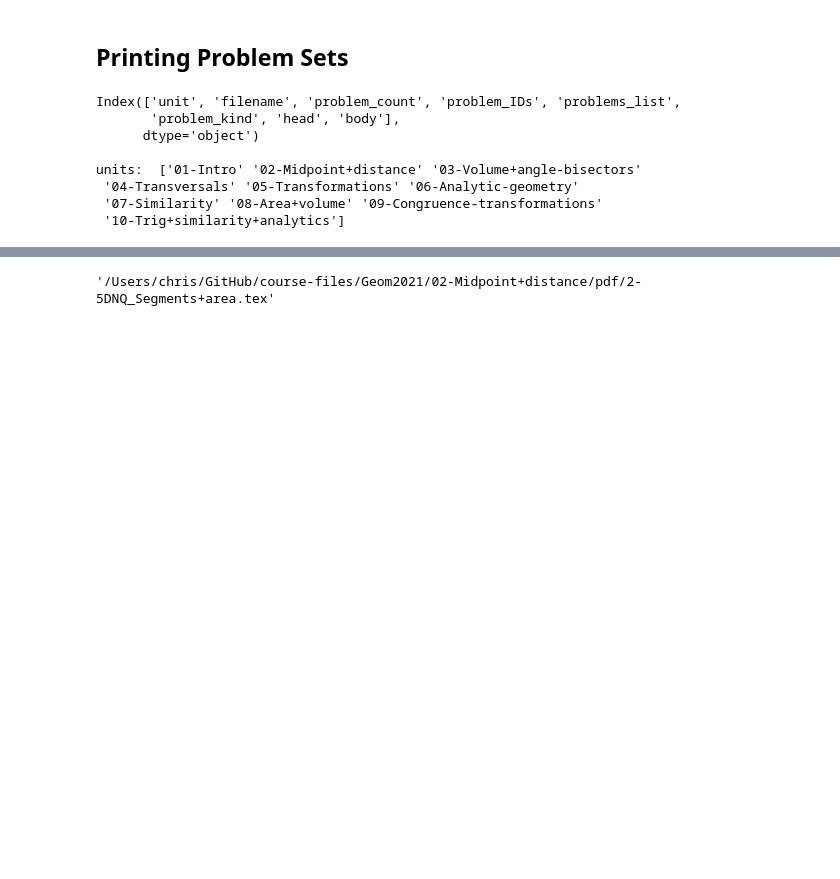
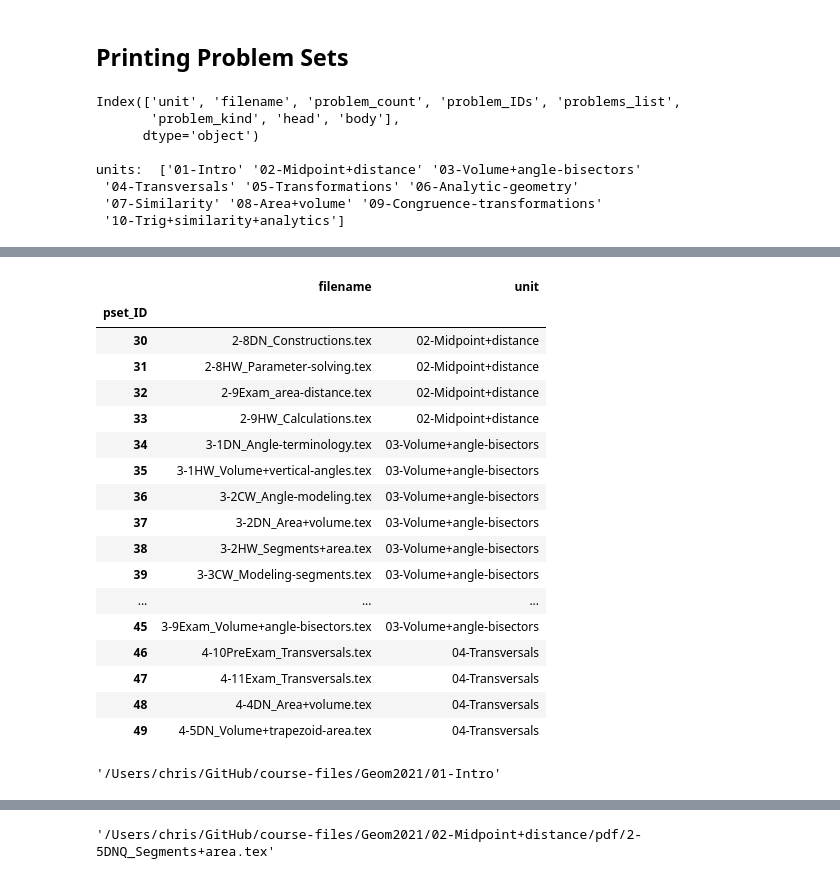
Before and after one commit to chrishuson/mathai, a Jupyter notebook: src/notes.ipynb, the cells around one changed output, grey strips where cells are left out. Cells and saved outputs as stored; diff of their text form; code cells hidden in the pictures; blank space fills up the shorter version.

Commit message:
make pdf builder

```diff
--- a/src/notes.ipynb
+++ b/src/notes.ipynb
@@ -82,10 +80,10 @@ df.head(1)
 | problem_set_ID |  |  |  |  |  |  |  |  |
 | 22 | 02-Midpoint+distance | 2-5DNQ_Segments+area.tex | 6 | [303, 304, 305, 306, 307, 308] | [Complete the construction of a p... | [question, question, newpage, que... | [\begin{document}\n, \subsubsecti... | [ \item Complete the construction... |
 # %%
-#course_dir = '/Users/chris/GitHub/course-files/Geom2021'
-#df2 = df.copy()
-if 'path_plus_filename' not in df2.columns:
-    df2['path_plus_filename'] = course_dir + '/' + df.unit + '/' + df.filename
-    print('col not found. new vals are: \n', df2['path_plus_filename'])
-else:
-    print('found. vals are: \n', df2['path_plus_filename'])
+course_dir = '/Users/chris/GitHub/course-files/Geom2021'
+df = pset_df.copy()
+if 'path_plus_filename' not in df.columns:
+    df['path_plus_filename'] = course_dir + '/' + df.unit + '/' + df.filename
+    #print('col not found. new vals are: \n', df2['path_plus_filename'])
+#else:
+    #print('found. vals are: \n', df2['path_plus_filename'])
@@ -116,0 +117,21 @@ p_df
+# %%
+build_pset_df_tex(df[30:50], problem_df)
+# %% [output]
+|  | filename | unit |
+| pset_ID |  |  |
+| 30 | 2-8DN_Constructions.tex | 02-Midpoint+distance |
+| 31 | 2-8HW_Parameter-solving.tex | 02-Midpoint+distance |
+| 32 | 2-9Exam_area-distance.tex | 02-Midpoint+distance |
+| 33 | 2-9HW_Calculations.tex | 02-Midpoint+distance |
+| 34 | 3-1DN_Angle-terminology.tex | 03-Volume+angle-bisectors |
+| 35 | 3-1HW_Volume+vertical-angles.tex | 03-Volume+angle-bisectors |
+| 36 | 3-2CW_Angle-modeling.tex | 03-Volume+angle-bisectors |
+| 37 | 3-2DN_Area+volume.tex | 03-Volume+angle-bisectors |
+| 38 | 3-2HW_Segments+area.tex | 03-Volume+angle-bisectors |
+| 39 | 3-3CW_Modeling-segments.tex | 03-Volume+angle-bisectors |
+| ... | ... | ... |
+| 45 | 3-9Exam_Volume+angle-bisectors.tex | 03-Volume+angle-bisectors |
+| 46 | 4-10PreExam_Transversals.tex | 04-Transversals |
+| 47 | 4-11Exam_Transversals.tex | 04-Transversals |
+| 48 | 4-4DN_Area+volume.tex | 04-Transversals |
+| 49 | 4-5DN_Volume+trapezoid-area.tex | 04-Transversals |
@@ -116,0 +140,5 @@ p_df
+# %%
+os.chdir('/Users/chris/GitHub/course-files/Geom2021/' + units[0])
+os.getcwd()
+# %% [output]
+'/Users/chris/GitHub/course-files/Geom2021/01-Intro'
```
Also changed, not shown: parts of 21 cells of this notebook, 1 other file.
